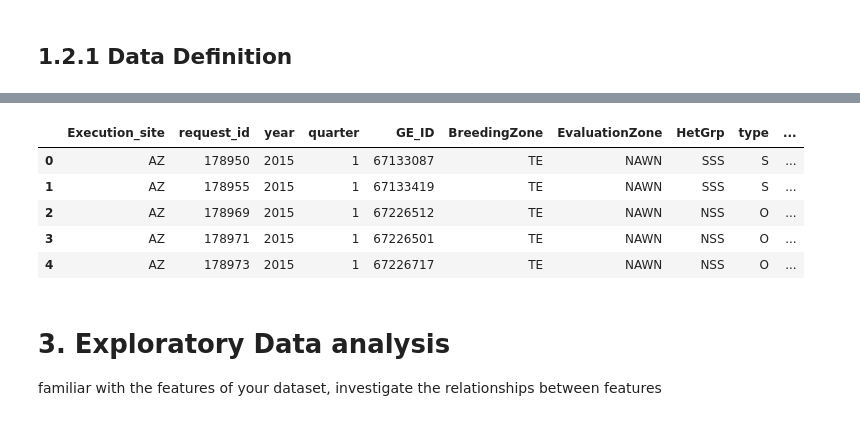
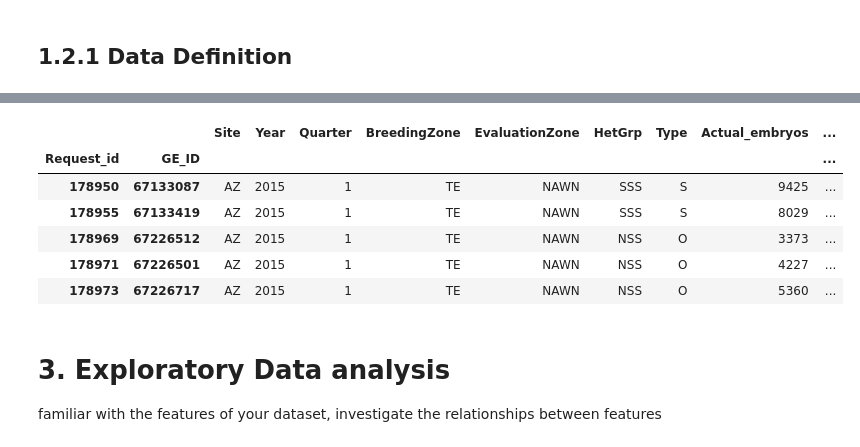
Before and after one commit to malleswarigelli/DataScienceGuidedCapstone, a Jupyter notebook: CapStone_II_EDA.ipynb, the cells around one changed output, grey strips where cells are left out. Drawn from its saved outputs; the diff is of its cells as text; code cells hidden in the pictures.

```diff
--- a/CapStone_II_EDA.ipynb
+++ b/CapStone_II_EDA.ipynb
@@ -69,16 +66,18 @@ Data columns (total 17 columns):
  16  Poll_rate               14811 non-null  float64
 dtypes: float64(5), int64(5), object(7)
 memory usage: 1.9+ MB
-# %%
-## access 1st 5 rows of dataframe
-data.iloc[0:5]
-# %% [output]
-|  | Execution_site | request_id | year | quarter | GE_ID | BreedingZone | EvaluationZone | HetGrp | type | ... |
-| 0 | AZ | 178950 | 2015 | 1 | 67133087 | TE | NAWN | SSS | S | ... |
-| 1 | AZ | 178955 | 2015 | 1 | 67133419 | TE | NAWN | SSS | S | ... |
-| 2 | AZ | 178969 | 2015 | 1 | 67226512 | TE | NAWN | NSS | O | ... |
-| 3 | AZ | 178971 | 2015 | 1 | 67226501 | TE | NAWN | NSS | O | ... |
-| 4 | AZ | 178973 | 2015 | 1 | 67226717 | TE | NAWN | NSS | O | ... |
+# %%
+# set Request_id,GE_ID columns as index since they have unique values
+data.set_index(['Request_id','GE_ID'], inplace=True)
+data.head()
+# %% [output]
+|  |  | Site | Year | Quarter | BreedingZone | EvaluationZone | HetGrp | Type | Actual_embryos | ... |
+| Request_id | GE_ID |  |  |  |  |  |  |  |  | ... |
+| 178950 | 67133087 | AZ | 2015 | 1 | TE | NAWN | SSS | S | 9425 | ... |
+| 178955 | 67133419 | AZ | 2015 | 1 | TE | NAWN | SSS | S | 8029 | ... |
+| 178969 | 67226512 | AZ | 2015 | 1 | TE | NAWN | NSS | O | 3373 | ... |
+| 178971 | 67226501 | AZ | 2015 | 1 | TE | NAWN | NSS | O | 4227 | ... |
+| 178973 | 67226717 | AZ | 2015 | 1 | TE | NAWN | NSS | O | 5360 | ... |
 # %% [markdown]
 # 3. Exploratory Data analysis
 familiar with the features of your dataset, investigate the relationships between features
```
Also changed, not shown: parts of 7 cells of this notebook.
